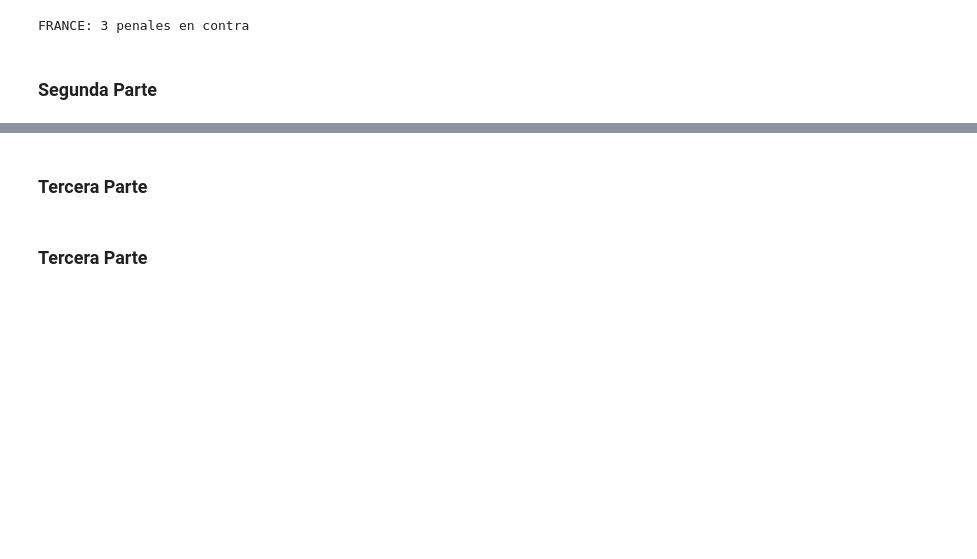
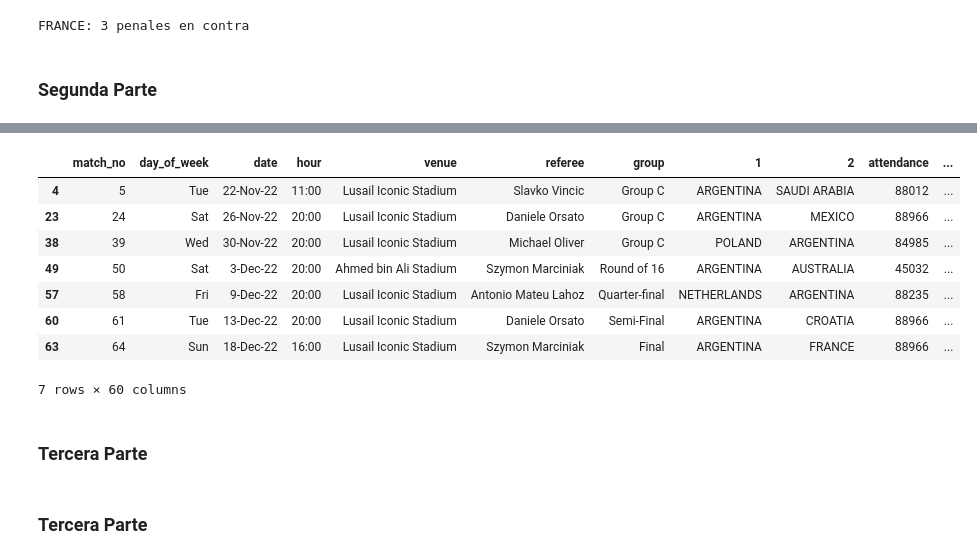
Before and after one commit to santiwinny/tecnologias-emergentes-4d-mundial-qatar-2022-mundial-qatar-2022, a Jupyter notebook: mundial_qatar_2022.ipynb, the cells around one changed output, grey strips where cells are left out. Drawn from its saved outputs; the diff is of its cells as text; code cells hidden in the pictures; blank space fills up the shorter version.

```diff
--- a/mundial_qatar_2022.ipynb
+++ b/mundial_qatar_2022.ipynb
@@ -218,4 +219,5 @@ mundial[filtroLocal]
 # Seleccionar todos los partidos que jugo el equipo de "visitante"
 # Completar
 
-filtroVisitante : pd.Series =
+filtroVisitante : pd.Series = mundial["2"] == equipo
+mundial[filtroVisitante]
@@ -222,8 +229,17 @@ filtroVisitante : pd.Series =
 # %%
 # Seleccionar todos los partidos que jugo el equipo (de "local" o "visitante")
-# Completar
-
-partidos : pd.DataFrame =
+partidos : pd.DataFrame = mundial[filtroLocal | filtroVisitante]
+partidos
+# %% [output]
+|  | match_no | day_of_week | date | hour | venue | referee | group | 1 | 2 | attendance | ... |
+| 4 | 5 | Tue | 22-Nov-22 | 11:00 | Lusail Iconic Stadium | Slavko Vincic | Group C | ARGENTINA | SAUDI ARABIA | 88012 | ... |
+| 23 | 24 | Sat | 26-Nov-22 | 20:00 | Lusail Iconic Stadium | Daniele Orsato | Group C | ARGENTINA | MEXICO | 88966 | ... |
+| 38 | 39 | Wed | 30-Nov-22 | 20:00 | Lusail Iconic Stadium | Michael Oliver | Group C | POLAND | ARGENTINA | 84985 | ... |
+| 49 | 50 | Sat | 3-Dec-22 | 20:00 | Ahmed bin Ali Stadium | Szymon Marciniak | Round of 16 | ARGENTINA | AUSTRALIA | 45032 | ... |
+| 57 | 58 | Fri | 9-Dec-22 | 20:00 | Lusail Iconic Stadium | Antonio Mateu Lahoz | Quarter-final | NETHERLANDS | ARGENTINA | 88235 | ... |
+| 60 | 61 | Tue | 13-Dec-22 | 20:00 | Lusail Iconic Stadium | Daniele Orsato | Semi-Final | ARGENTINA | CROATIA | 88966 | ... |
+| 63 | 64 | Sun | 18-Dec-22 | 16:00 | Lusail Iconic Stadium | Szymon Marciniak | Final | ARGENTINA | FRANCE | 88966 | ... |
+7 rows × 60 columns
 # %%
 # Cuantos goles hizo el equipo en total (obtener los goles metidos de local y sumarlos con los goles metidos de visitante)
 # Completar
```
Also changed, not shown: parts of 2 cells of this notebook.
